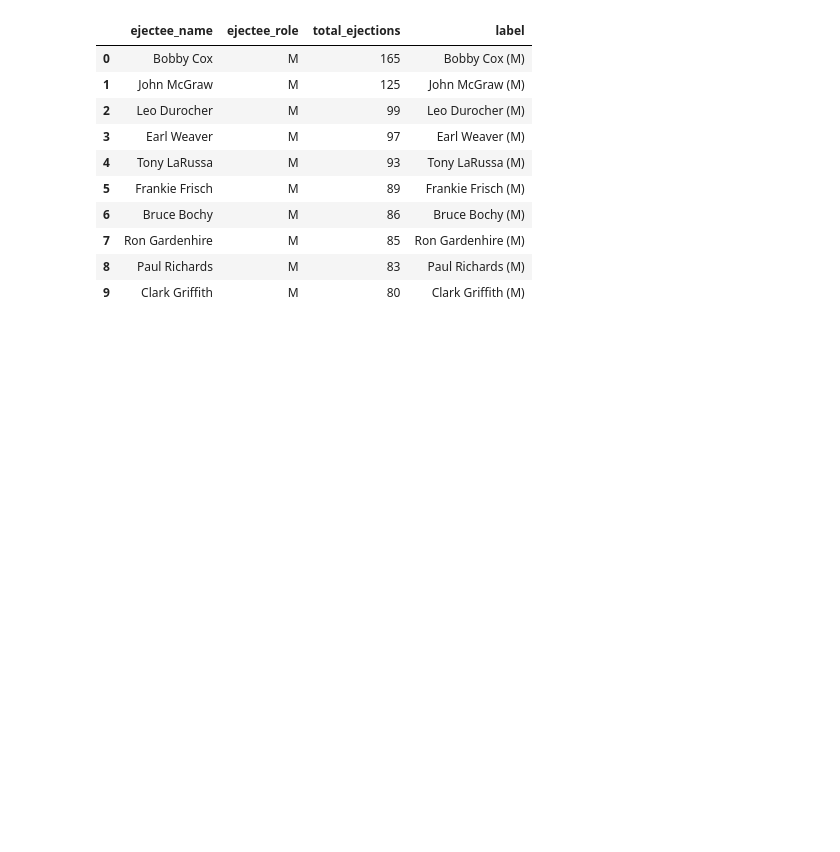
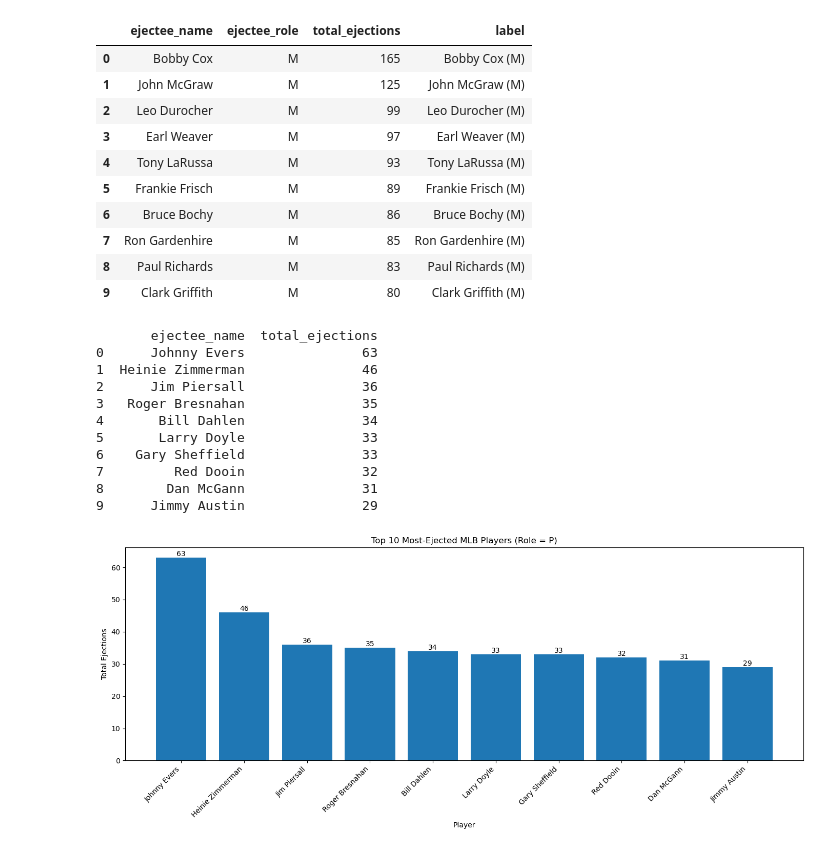
Before and after one commit to bayal0003/dsci510_fall2025_final_project, a Jupyter notebook: ejections_data.ipynb, the cells around one changed output. Saved outputs shown, nothing was run; the diff lists cells and outputs as text; code cells hidden in the pictures; blank space fills up the shorter version.

```diff
--- a/ejections_data.ipynb
+++ b/ejections_data.ipynb
@@ -282,3 +284,63 @@ top_players
 | 7 | Ron Gardenhire | M | 85 | Ron Gardenhire (M) |
 | 8 | Paul Richards | M | 83 | Paul Richards (M) |
 | 9 | Clark Griffith | M | 80 | Clark Griffith (M) |
+# %%
+import sqlite3
+import pandas as pd
+import matplotlib.pyplot as plt
+
+DB_NAME = "ejections.db"   # make sure this matches your filename
+
+# 1. Query: top 10 ejected players (role code 'P')
+conn = sqlite3.connect(DB_NAME)
+query = """
+SELECT
+    ejectee_name,
+    COUNT(*) AS total_ejections
+FROM ejections
+WHERE ejectee_role = 'P'
+  AND ejectee_name IS NOT NULL
+  AND ejectee_name <> ''
+GROUP BY ejectee_name
+ORDER BY total_ejections DESC
+LIMIT 10;
+"""
+top_players = pd.read_sql(query, conn)
+conn.close()
+
+print(top_players)  # optional: inspect the table
+
+# 2. Bar chart
+plt.figure(figsize=(14, 6))
+bars = plt.bar(top_players["ejectee_name"], top_players["total_ejections"])
+plt.xticks(rotation=45, ha="right")
+plt.xlabel("Player")
+plt.ylabel("Total Ejections")
+plt.title("Top 10 Most-Ejected MLB Players (Role = P)")
+plt.tight_layout()
+
+# 3. Add value labels on top of each bar
+for bar in bars:
+    height = bar.get_height()
+    plt.text(
+        bar.get_x() + bar.get_width() / 2,
+        height,
+        str(height),
+        ha="center",
+        va="bottom"
+    )
+
+plt.show()
+# %% [output]
+       ejectee_name  total_ejections
+0      Johnny Evers               63
+1  Heinie Zimmerman               46
+2      Jim Piersall               36
+3   Roger Bresnahan               35
+4       Bill Dahlen               34
+5       Larry Doyle               33
+6    Gary Sheffield               33
+7         Red Dooin               32
+8        Dan McGann               31
+9      Jimmy Austin               29
+[figure, added]
```
Also changed, not shown: parts of 10 cells of this notebook, 4 other files.
